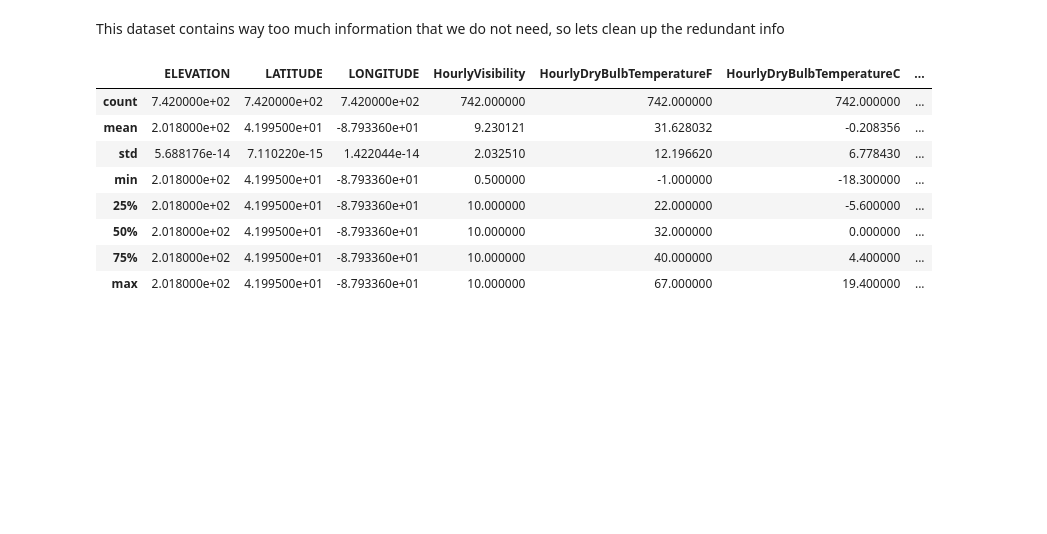
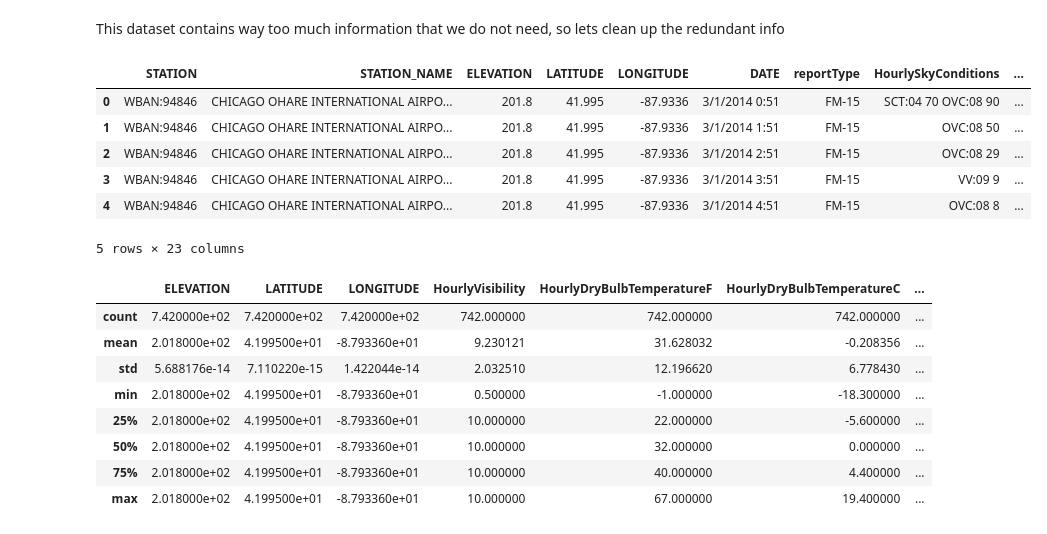
Before and after one commit to TechProjects-BCN/AI-Tools, a Jupyter notebook: 2.Regression.ipynb, the cells around one changed output. Drawn from its saved outputs; the diff is of its cells as text; code cells hidden in the pictures; blank space fills up the shorter version.

```diff
--- a/2.Regression.ipynb
+++ b/2.Regression.ipynb
@@ -327,6 +329,16 @@ data.describe()
 | max | 2.018000e+02 | 4.199500e+01 | -8.793360e+01 | 10.000000 | 67.000000 | 19.400000 | ... |
 # %% [markdown]
 This dataset contains way too much information that we do not need, so lets clean up the redundant info
+# %%
+data.head()
+# %% [output]
+|  | STATION | STATION_NAME | ELEVATION | LATITUDE | LONGITUDE | DATE | reportType | HourlySkyConditions | ... |
+| 0 | WBAN:94846 | CHICAGO OHARE INTERNATIONAL AIRPO... | 201.8 | 41.995 | -87.9336 | 3/1/2014 0:51 | FM-15 | SCT:04 70 OVC:08 90 | ... |
+| 1 | WBAN:94846 | CHICAGO OHARE INTERNATIONAL AIRPO... | 201.8 | 41.995 | -87.9336 | 3/1/2014 1:51 | FM-15 | OVC:08 50 | ... |
+| 2 | WBAN:94846 | CHICAGO OHARE INTERNATIONAL AIRPO... | 201.8 | 41.995 | -87.9336 | 3/1/2014 2:51 | FM-15 | OVC:08 29 | ... |
+| 3 | WBAN:94846 | CHICAGO OHARE INTERNATIONAL AIRPO... | 201.8 | 41.995 | -87.9336 | 3/1/2014 3:51 | FM-15 | VV:09 9 | ... |
+| 4 | WBAN:94846 | CHICAGO OHARE INTERNATIONAL AIRPO... | 201.8 | 41.995 | -87.9336 | 3/1/2014 4:51 | FM-15 | OVC:08 8 | ... |
+5 rows × 23 columns
 # %%
 data.dropna()
 data.describe()
```
Also changed, not shown: parts of 1 cell of this notebook, 4 other files.
